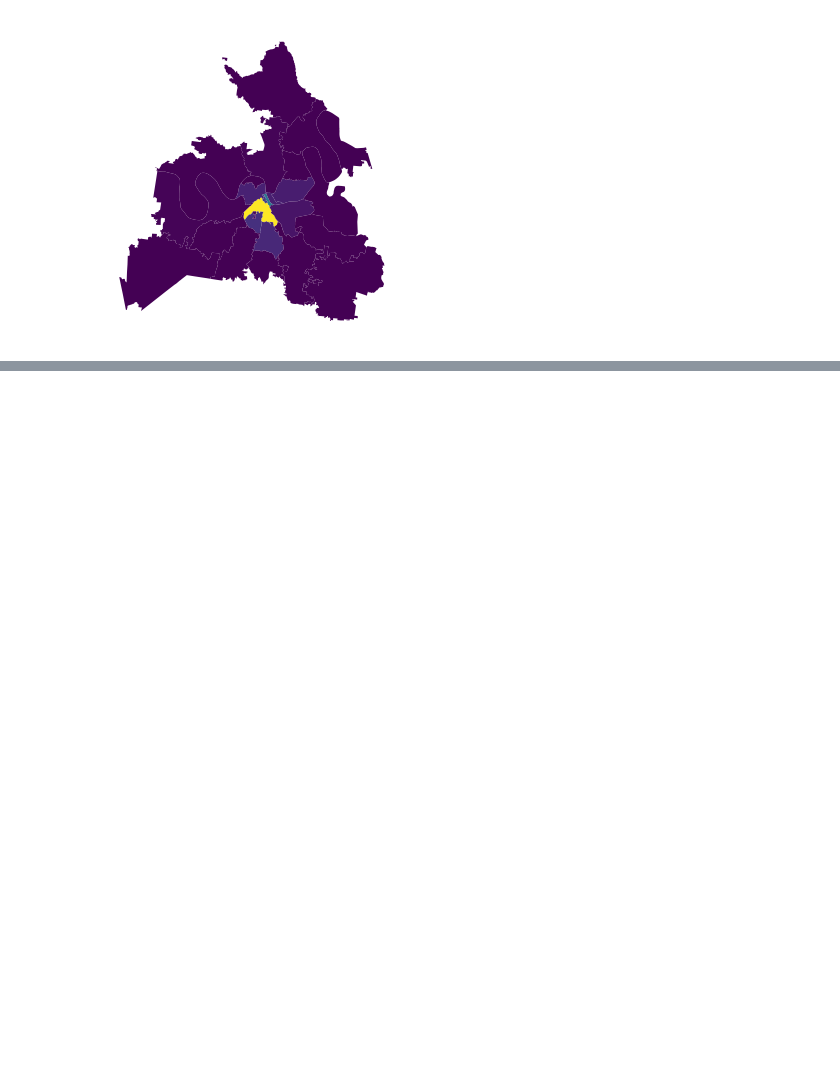
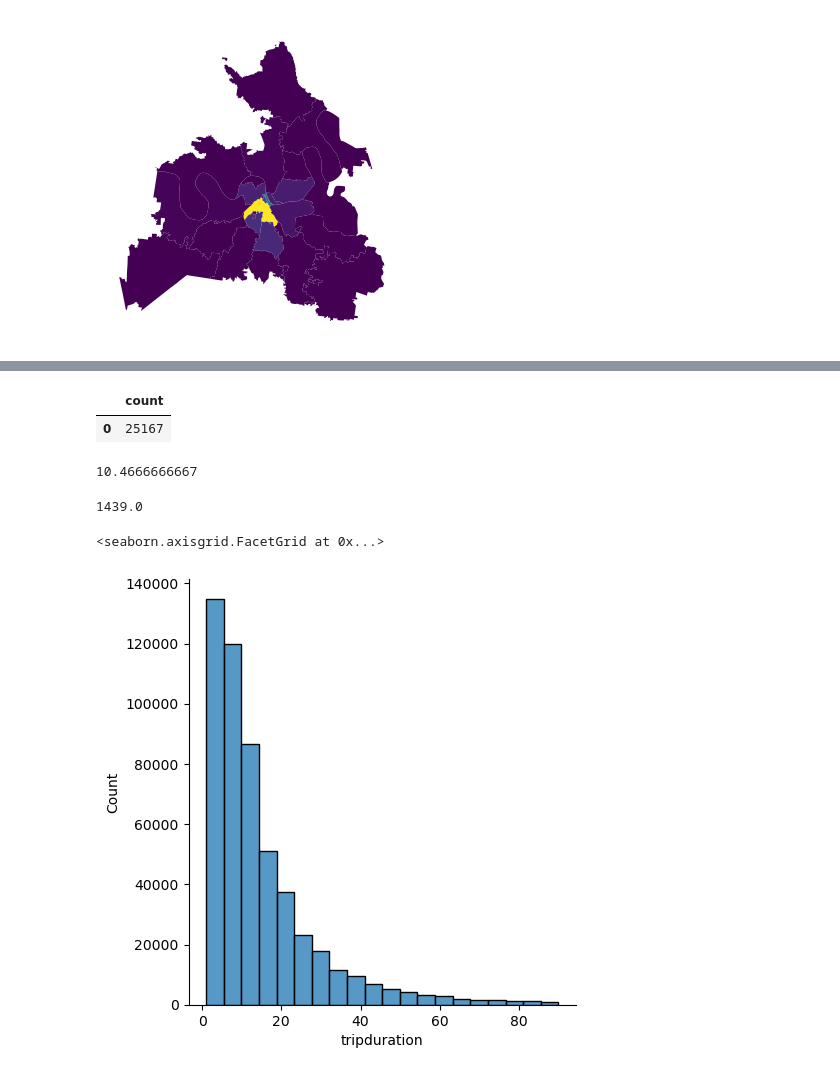
Before and after one commit to NSS-Data-Analytics-Cohort-8/scooter-partner1-badger-badger-python, a Jupyter notebook: notebooks/deliverables.ipynb, the cells around one changed output, grey strips where cells are left out. Drawn from its saved outputs; the diff is of its cells as text; code cells hidden in the pictures; blank space fills up the shorter version.

```diff
--- a/notebooks/deliverables.ipynb
+++ b/notebooks/deliverables.ipynb
@@ -119,0 +120,16 @@ ax.axis('off');
+# %%
+#Would like a count of how many trips fall outside of this narrowed down time.
+
+
+trip_dur = '''
+
+SELECT tripduration
+FROM trips
+WHERE tripduration < 90
+AND tripduration > 1;
+
+'''
+
+
+trip_dur = pd.read_sql(trip_dur, con = scoots)
+trip_dur.head()
@@ -119,0 +143,28 @@ ax.axis('off');
+# %%
+trip_dur_count = '''
+
+SELECT COUNT(tripduration)
+FROM trips
+WHERE tripduration > 90;
+
+'''
+
+
+trip_dur_count = pd.read_sql(trip_dur_count, con = scoots)
+trip_dur_count.head()
+# %% [output]
+|  | count |
+| 0 | 25167 |
+# %%
+trip_dur['tripduration'].median()
+# %% [output]
+10.4666666667
+# %%
+trip_dur['tripduration'].max()
+# %% [output]
+1439.0
+# %%
+sns.displot(trip_dur, x="tripduration", bins = 20)
+# %% [output]
+<seaborn.axisgrid.FacetGrid at 0x...>
+[figure, added]
```
Also changed, not shown: parts of 3 cells of this notebook.
